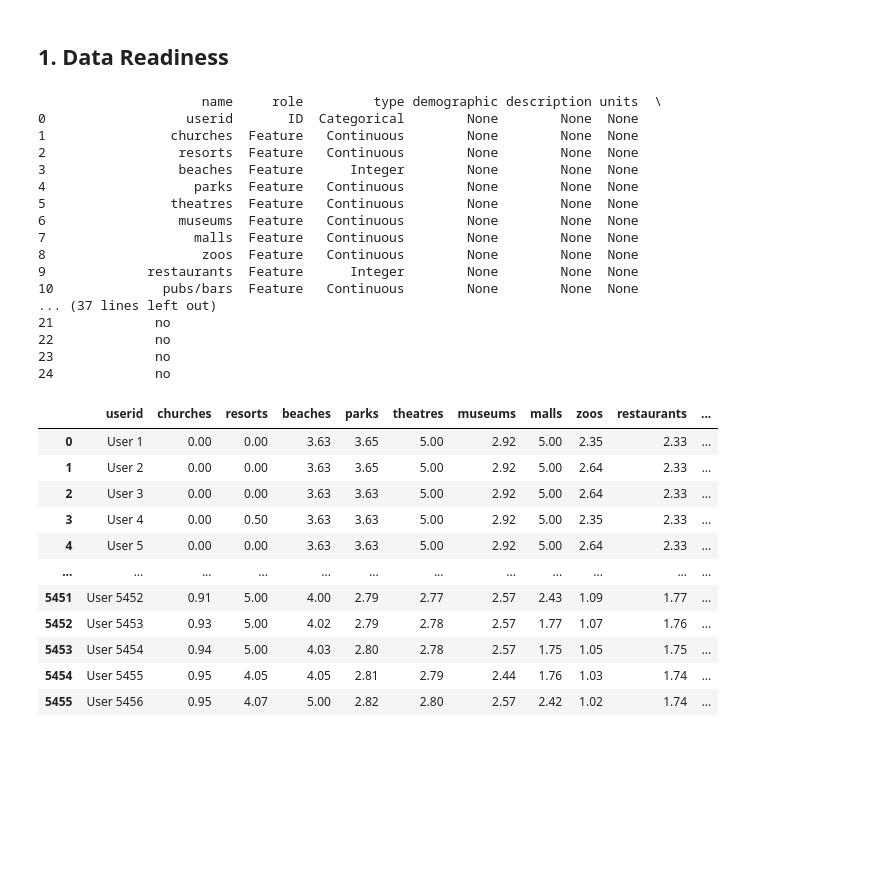
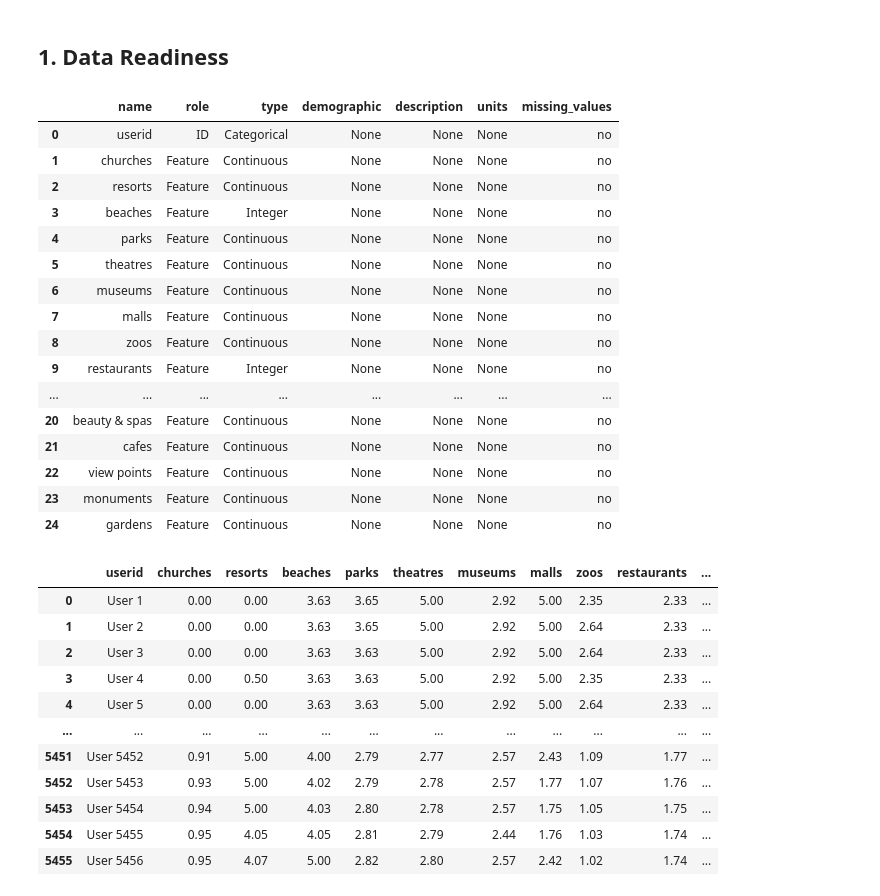
Before and after one commit to BPALAN-USD/AAI_500_GROUP_12, a Jupyter notebook: TravelReviews.ipynb, the cells around one changed output. Cells and saved outputs as stored; diff of their text form; code cells hidden in the pictures; blank space fills up the shorter version.

Commit message:
Updated the Display of DataFrames

```diff
--- a/TravelReviews.ipynb
+++ b/TravelReviews.ipynb
@@ -19,32 +19,32 @@ warnings.filterwarnings('ignore')
 # %%
 
 # fetch dataset
 travel_review_ratings = fetch_ucirepo(id=485)
 
 # data (as pandas dataframes)
 X = travel_review_ratings.data.features
 y = travel_review_ratings.data.targets
 
 # variable information
-print(travel_review_ratings.variables)
+display(travel_review_ratings.variables)
 # %% [output]
-                     name     role         type demographic description units  \
-0                  userid       ID  Categorical        None        None  None
-1                churches  Feature   Continuous        None        None  None
-2                 resorts  Feature   Continuous        None        None  None
-3                 beaches  Feature      Integer        None        None  None
-4                   parks  Feature   Continuous        None        None  None
-5                theatres  Feature   Continuous        None        None  None
-6                 museums  Feature   Continuous        None        None  None
-7                   malls  Feature   Continuous        None        None  None
-8                    zoos  Feature   Continuous        None        None  None
-9             restaurants  Feature      Integer        None        None  None
-10              pubs/bars  Feature   Continuous        None        None  None
-... (37 lines left out)
-21             no
-22             no
-23             no
-24             no
+|  | name | role | type | demographic | description | units | missing_values |
+| 0 | userid | ID | Categorical | None | None | None | no |
+| 1 | churches | Feature | Continuous | None | None | None | no |
+| 2 | resorts | Feature | Continuous | None | None | None | no |
+| 3 | beaches | Feature | Integer | None | None | None | no |
+| 4 | parks | Feature | Continuous | None | None | None | no |
+| 5 | theatres | Feature | Continuous | None | None | None | no |
+| 6 | museums | Feature | Continuous | None | None | None | no |
+| 7 | malls | Feature | Continuous | None | None | None | no |
+| 8 | zoos | Feature | Continuous | None | None | None | no |
+| 9 | restaurants | Feature | Integer | None | None | None | no |
+| ... | ... | ... | ... | ... | ... | ... | ... |
+| 20 | beauty & spas | Feature | Continuous | None | None | None | no |
+| 21 | cafes | Feature | Continuous | None | None | None | no |
+| 22 | view points | Feature | Continuous | None | None | None | no |
+| 23 | monuments | Feature | Continuous | None | None | None | no |
+| 24 | gardens | Feature | Continuous | None | None | None | no |
 # %%
 ## Convert the UCI ML Repo dataset to a pandas DataFrame
 df_travel_review_ratings = travel_review_ratings.data.original
```
Also changed, not shown: parts of 1 cell of this notebook.
